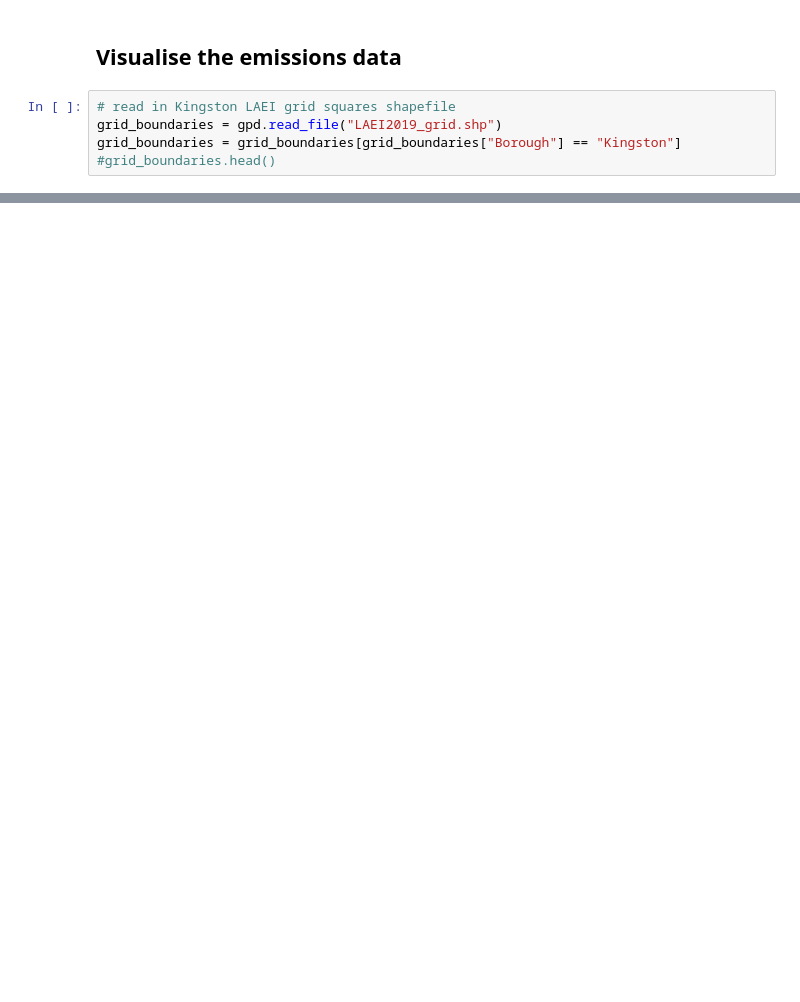
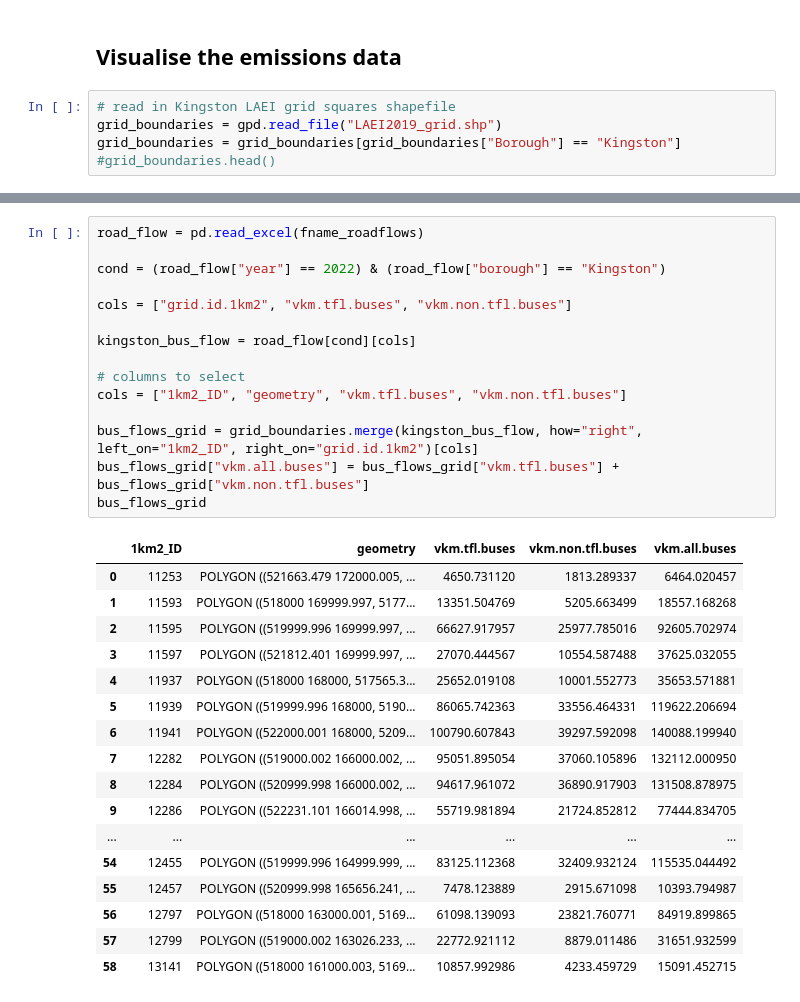
Before and after one commit to andrewsivanesan/London-air-quality, a Jupyter notebook: LondonAirQualityAnalysis.ipynb, the cells around one changed output, grey strips where cells are left out. Drawn from its saved outputs; the diff is of its cells as text; blank space fills up the shorter version.

```diff
--- a/LondonAirQualityAnalysis.ipynb
+++ b/LondonAirQualityAnalysis.ipynb
@@ -222,3 +206,36 @@ folium.Choropleth(
 m1
 # %% [output]
 [interactive output not drawn]
+# %%
+road_flow = pd.read_excel(fname_roadflows)
+
+cond = (road_flow["year"] == 2022) & (road_flow["borough"] == "Kingston")
+
+cols = ["grid.id.1km2", "vkm.tfl.buses", "vkm.non.tfl.buses"]
+
+kingston_bus_flow = road_flow[cond][cols]
+
+# columns to select
+cols = ["1km2_ID", "geometry", "vkm.tfl.buses", "vkm.non.tfl.buses"]
+
+bus_flows_grid = grid_boundaries.merge(kingston_bus_flow, how="right", left_on="1km2_ID", right_on="grid.id.1km2")[cols]
+bus_flows_grid["vkm.all.buses"] = bus_flows_grid["vkm.tfl.buses"] + bus_flows_grid["vkm.non.tfl.buses"]
+bus_flows_grid
+# %% [output]
+|  | 1km2_ID | geometry | vkm.tfl.buses | vkm.non.tfl.buses | vkm.all.buses |
+| 0 | 11253 | POLYGON ((521663.479 172000.005, ... | 4650.731120 | 1813.289337 | 6464.020457 |
+| 1 | 11593 | POLYGON ((518000 169999.997, 5177... | 13351.504769 | 5205.663499 | 18557.168268 |
+| 2 | 11595 | POLYGON ((519999.996 169999.997, ... | 66627.917957 | 25977.785016 | 92605.702974 |
+| 3 | 11597 | POLYGON ((521812.401 169999.997, ... | 27070.444567 | 10554.587488 | 37625.032055 |
+| 4 | 11937 | POLYGON ((518000 168000, 517565.3... | 25652.019108 | 10001.552773 | 35653.571881 |
+| 5 | 11939 | POLYGON ((519999.996 168000, 5190... | 86065.742363 | 33556.464331 | 119622.206694 |
+| 6 | 11941 | POLYGON ((522000.001 168000, 5209... | 100790.607843 | 39297.592098 | 140088.199940 |
+| 7 | 12282 | POLYGON ((519000.002 166000.002, ... | 95051.895054 | 37060.105896 | 132112.000950 |
+| 8 | 12284 | POLYGON ((520999.998 166000.002, ... | 94617.961072 | 36890.917903 | 131508.878975 |
+| 9 | 12286 | POLYGON ((522231.101 166014.998, ... | 55719.981894 | 21724.852812 | 77444.834705 |
+| ... | ... | ... | ... | ... | ... |
+| 54 | 12455 | POLYGON ((519999.996 164999.999, ... | 83125.112368 | 32409.932124 | 115535.044492 |
+| 55 | 12457 | POLYGON ((520999.998 165656.241, ... | 7478.123889 | 2915.671098 | 10393.794987 |
+| 56 | 12797 | POLYGON ((518000 163000.001, 5169... | 61098.139093 | 23821.760771 | 84919.899865 |
+| 57 | 12799 | POLYGON ((519000.002 163026.233, ... | 22772.921112 | 8879.011486 | 31651.932599 |
+| 58 | 13141 | POLYGON ((518000 161000.003, 5169... | 10857.992986 | 4233.459729 | 15091.452715 |
```
Also changed, not shown: parts of 19 cells of this notebook.
